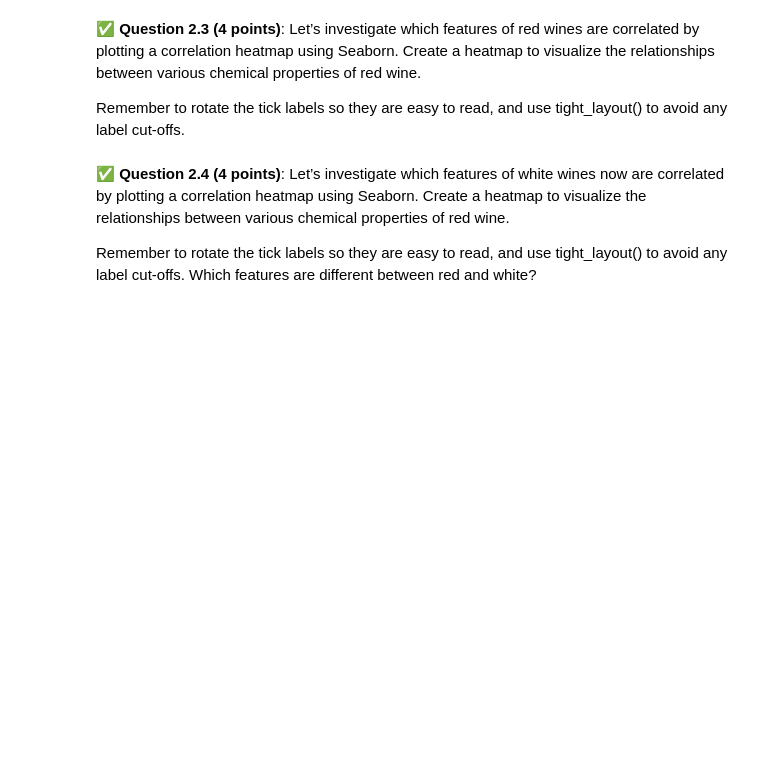
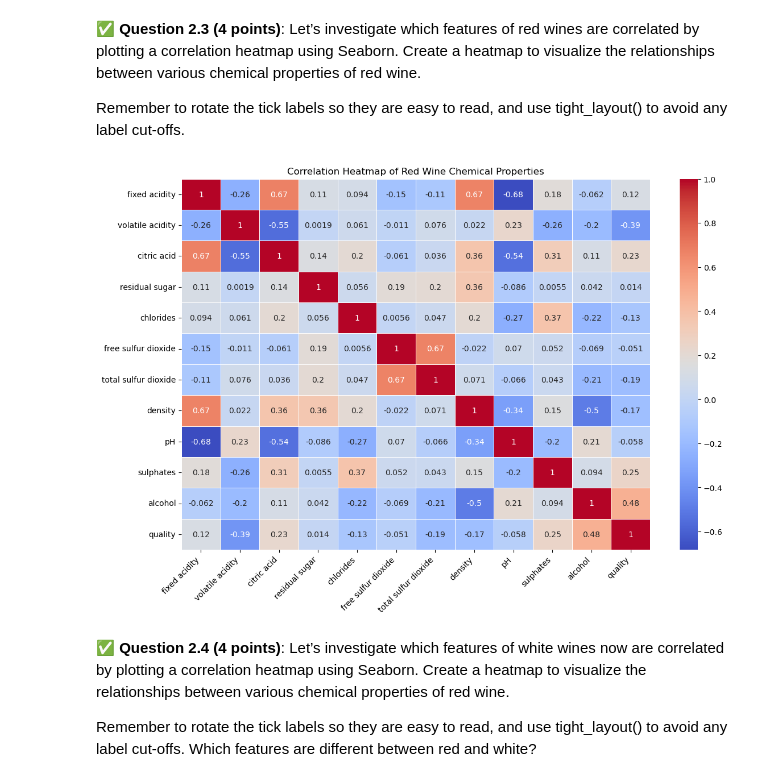
Before and after one commit to ray-singh/CMSE202-f24-turnin, a Jupyter notebook: hw-03/HW-03_Regression-STUDENT.ipynb, the cells around one changed output. Drawn from its saved outputs; the diff is of its cells as text; code cells hidden in the pictures; blank space fills up the shorter version.

```diff
--- a/hw-03/HW-03_Regression-STUDENT.ipynb
+++ b/hw-03/HW-03_Regression-STUDENT.ipynb
@@ -73,0 +73,16 @@ https://archive.ics.uci.edu/ml/machine-learning-databases/wine-quality/winequali
+# %%
+import numpy as np
+import pandas as pd
+
+red_wine = pd.read_csv("winequality-red.csv", sep=';')
+white_wine = pd.read_csv("winequality-white.csv", sep=';')
+
+print("Red Wine DataFrame (First 5 rows)")
+display(red_wine.head())
+print("\nRed Wine DataFrame (Last 5 rows)")
+display(red_wine.tail())
+
+print("\nWhite Wine DataFrame (First 5 rows)")
+display(white_wine.head())
+print("\nWhite Wine DataFrame (Last 5 rows)")
+display(white_wine.tail())
@@ -80,3 +122,18 @@ Remember to rotate the tick labels so they are easy to read, and use tight_layou
+# %%
+import seaborn as sns
+import matplotlib.pyplot as plt
+
+red_corr_matrix = red_wine.corr()
+plt.figure(figsize=(12, 8))
+sns.heatmap(red_corr_matrix, annot=True, cmap='coolwarm', linewidths=0.5)
+plt.xticks(rotation=45, ha='right')
+plt.yticks(rotation=0)
+
+plt.tight_layout()
+plt.title("Correlation Heatmap of Red Wine Chemical Properties")
+plt.show()
+# %% [output]
+[figure, added]
 # %% [markdown]
 &#9989;  **Question 2.4 (4 points)**: Let’s investigate which features of white wines now are correlated by plotting a correlation heatmap using Seaborn. Create a heatmap to visualize the relationships between various chemical properties of red wine.
 
```
Also changed, not shown: parts of 8 cells of this notebook.
